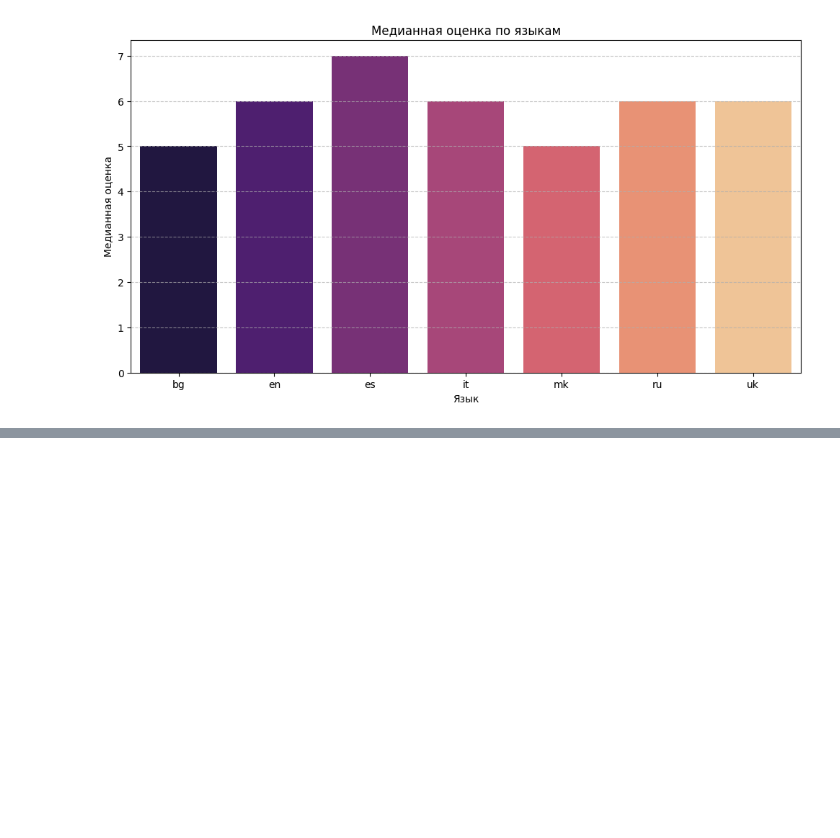
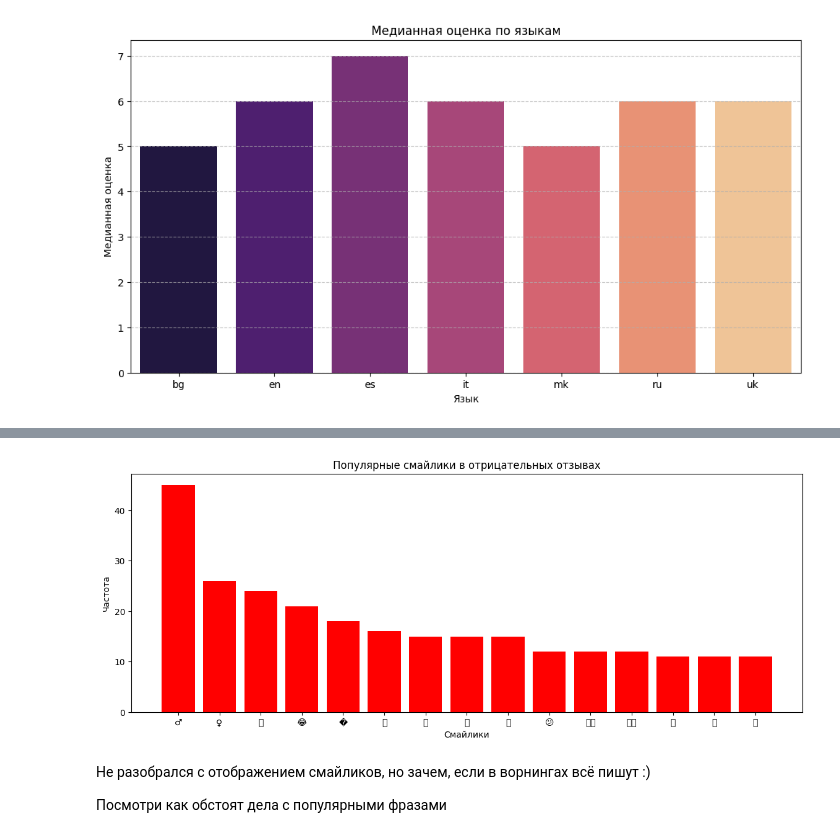
Before and after one commit to 1gfgh/classification_of_reviews, a Jupyter notebook: mustapp/analys.ipynb, the cells around one changed output, grey strips where cells are left out. Saved outputs shown, nothing was run; the diff lists cells and outputs as text; code cells hidden in the pictures; blank space fills up the shorter version.

```diff
--- a/mustapp/analys.ipynb
+++ b/mustapp/analys.ipynb
@@ -320,0 +399,14 @@ plt.show()
+# %%
+emojis, counts = zip(*negative_emojis.most_common(15))
+plt.figure(figsize=(14, 5))
+plt.bar(emojis, counts, color='red')
+plt.xlabel('Смайлики')
+plt.ylabel('Частота')
+plt.title('Популярные смайлики в отрицательных отзывах')
+plt.show()
+# %% [output]
+[figure, added]
+# %% [markdown]
+Не разобрался с отображением смайликов, но зачем, если в ворнингах всё пишут :)
+
+Посмотри как обстоят дела с популярными фразами
```
Also changed, not shown: parts of 19 cells of this notebook, 1 other file.
